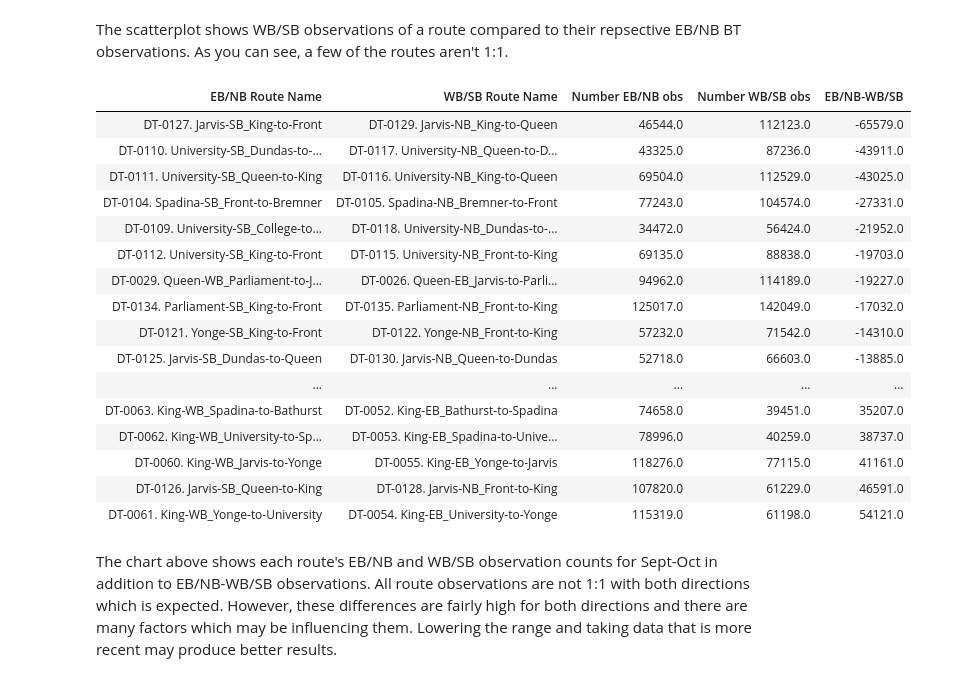
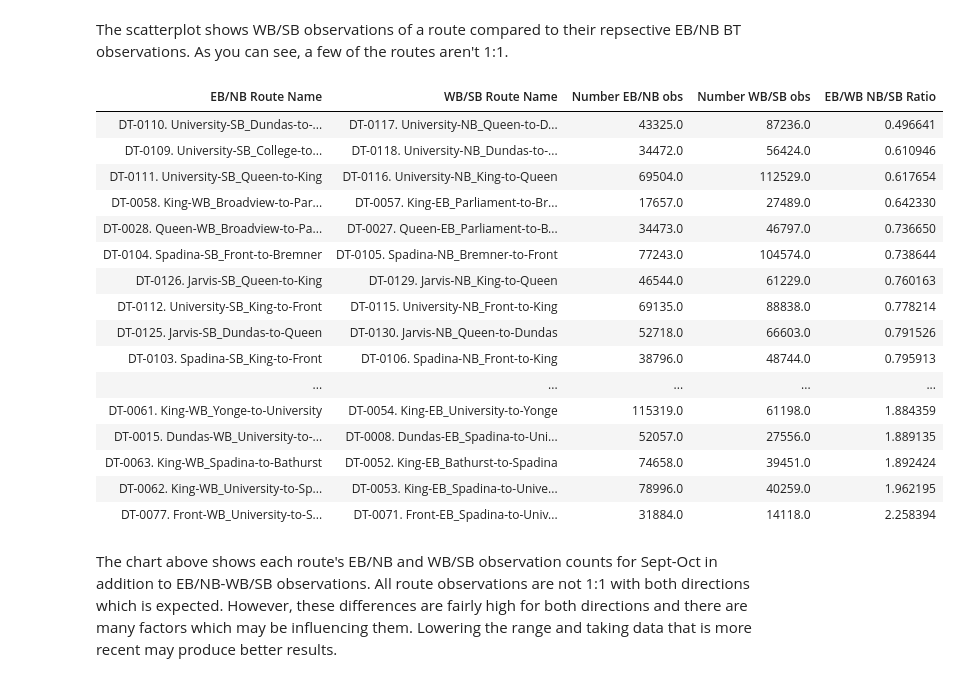
Before and after one commit to CityofToronto/bdit_king_pilot_dashboard, a Jupyter notebook: bluetooth/bt_data_validation.ipynb, the cells around one changed output. Cells and saved outputs as stored; diff of their text form; code cells hidden in the pictures.

```diff
--- a/bluetooth/bt_data_validation.ipynb
+++ b/bluetooth/bt_data_validation.ipynb
@@ -41,30 +41,30 @@ The scatterplot shows WB/SB observations of a route compared to their repsective
 # %%
 sql = '''SELECT sb_wb_report_name AS "EB/NB Route Name", \
         nb_eb_report_name AS "WB/SB Route Name", \
         eb_nb_obs AS "Number EB/NB obs", \
         wb_sb_obs AS "Number WB/SB obs", \
-        eb_nb_obs - wb_sb_obs AS "EB/NB-WB/SB" \
+        eb_nb_obs / wb_sb_obs AS "EB/WB NB/SB Ratio" \
         FROM ryu4.aggr_bt_directional
-        ORDER BY "EB/NB-WB/SB";'''
+        ORDER BY "EB/WB NB/SB Ratio";'''
 print_table(sql, con)
 # %% [output]
-| EB/NB Route Name | WB/SB Route Name | Number EB/NB obs | Number WB/SB obs | EB/NB-WB/SB |
-| DT-0127. Jarvis-SB_King-to-Front | DT-0129. Jarvis-NB_King-to-Queen | 46544.0 | 112123.0 | -65579.0 |
-| DT-0110. University-SB_Dundas-to-... | DT-0117. University-NB_Queen-to-D... | 43325.0 | 87236.0 | -43911.0 |
-| DT-0111. University-SB_Queen-to-King | DT-0116. University-NB_King-to-Queen | 69504.0 | 112529.0 | -43025.0 |
-| DT-0104. Spadina-SB_Front-to-Bremner | DT-0105. Spadina-NB_Bremner-to-Front | 77243.0 | 104574.0 | -27331.0 |
-| DT-0109. University-SB_College-to... | DT-0118. University-NB_Dundas-to-... | 34472.0 | 56424.0 | -21952.0 |
-| DT-0112. University-SB_King-to-Front | DT-0115. University-NB_Front-to-King | 69135.0 | 88838.0 | -19703.0 |
-| DT-0029. Queen-WB_Parliament-to-J... | DT-0026. Queen-EB_Jarvis-to-Parli... | 94962.0 | 114189.0 | -19227.0 |
-| DT-0134. Parliament-SB_King-to-Front | DT-0135. Parliament-NB_Front-to-King | 125017.0 | 142049.0 | -17032.0 |
-| DT-0121. Yonge-SB_King-to-Front | DT-0122. Yonge-NB_Front-to-King | 57232.0 | 71542.0 | -14310.0 |
-| DT-0125. Jarvis-SB_Dundas-to-Queen | DT-0130. Jarvis-NB_Queen-to-Dundas | 52718.0 | 66603.0 | -13885.0 |
+| EB/NB Route Name | WB/SB Route Name | Number EB/NB obs | Number WB/SB obs | EB/WB NB/SB Ratio |
+| DT-0110. University-SB_Dundas-to-... | DT-0117. University-NB_Queen-to-D... | 43325.0 | 87236.0 | 0.496641 |
+| DT-0109. University-SB_College-to... | DT-0118. University-NB_Dundas-to-... | 34472.0 | 56424.0 | 0.610946 |
+| DT-0111. University-SB_Queen-to-King | DT-0116. University-NB_King-to-Queen | 69504.0 | 112529.0 | 0.617654 |
+| DT-0058. King-WB_Broadview-to-Par... | DT-0057. King-EB_Parliament-to-Br... | 17657.0 | 27489.0 | 0.642330 |
+| DT-0028. Queen-WB_Broadview-to-Pa... | DT-0027. Queen-EB_Parliament-to-B... | 34473.0 | 46797.0 | 0.736650 |
+| DT-0104. Spadina-SB_Front-to-Bremner | DT-0105. Spadina-NB_Bremner-to-Front | 77243.0 | 104574.0 | 0.738644 |
+| DT-0126. Jarvis-SB_Queen-to-King | DT-0129. Jarvis-NB_King-to-Queen | 46544.0 | 61229.0 | 0.760163 |
+| DT-0112. University-SB_King-to-Front | DT-0115. University-NB_Front-to-King | 69135.0 | 88838.0 | 0.778214 |
+| DT-0125. Jarvis-SB_Dundas-to-Queen | DT-0130. Jarvis-NB_Queen-to-Dundas | 52718.0 | 66603.0 | 0.791526 |
+| DT-0103. Spadina-SB_King-to-Front | DT-0106. Spadina-NB_Front-to-King | 38796.0 | 48744.0 | 0.795913 |
 | ... | ... | ... | ... | ... |
-| DT-0063. King-WB_Spadina-to-Bathurst | DT-0052. King-EB_Bathurst-to-Spadina | 74658.0 | 39451.0 | 35207.0 |
-| DT-0062. King-WB_University-to-Sp... | DT-0053. King-EB_Spadina-to-Unive... | 78996.0 | 40259.0 | 38737.0 |
-| DT-0060. King-WB_Jarvis-to-Yonge | DT-0055. King-EB_Yonge-to-Jarvis | 118276.0 | 77115.0 | 41161.0 |
-| DT-0126. Jarvis-SB_Queen-to-King | DT-0128. Jarvis-NB_Front-to-King | 107820.0 | 61229.0 | 46591.0 |
-| DT-0061. King-WB_Yonge-to-University | DT-0054. King-EB_University-to-Yonge | 115319.0 | 61198.0 | 54121.0 |
+| DT-0061. King-WB_Yonge-to-University | DT-0054. King-EB_University-to-Yonge | 115319.0 | 61198.0 | 1.884359 |
+| DT-0015. Dundas-WB_University-to-... | DT-0008. Dundas-EB_Spadina-to-Uni... | 52057.0 | 27556.0 | 1.889135 |
+| DT-0063. King-WB_Spadina-to-Bathurst | DT-0052. King-EB_Bathurst-to-Spadina | 74658.0 | 39451.0 | 1.892424 |
+| DT-0062. King-WB_University-to-Sp... | DT-0053. King-EB_Spadina-to-Unive... | 78996.0 | 40259.0 | 1.962195 |
+| DT-0077. Front-WB_University-to-S... | DT-0071. Front-EB_Spadina-to-Univ... | 31884.0 | 14118.0 | 2.258394 |
 # %% [markdown]
 The chart above shows each route's EB/NB and WB/SB observation counts for Sept-Oct in addition to EB/NB-WB/SB observations. All route observations are not 1:1 with both directions which is expected. However, these differences are fairly high for both directions and there are many factors which may be influencing them. Lowering the range and taking data that is more recent may produce better results.
 # %%
```
Also changed, not shown: parts of 4 cells of this notebook.
